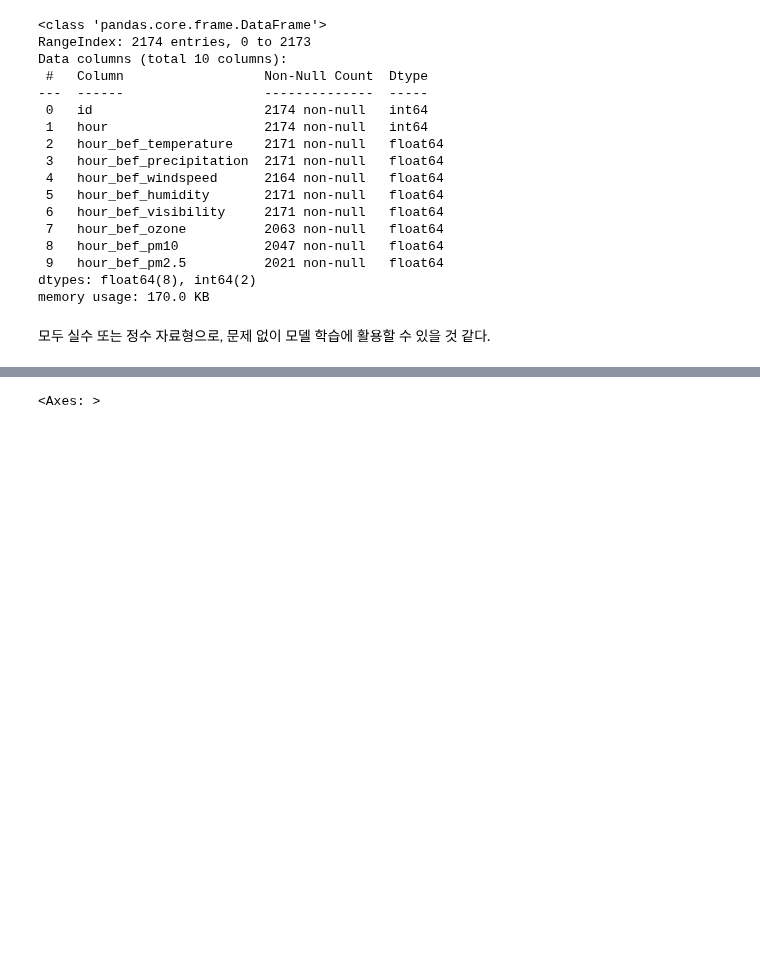
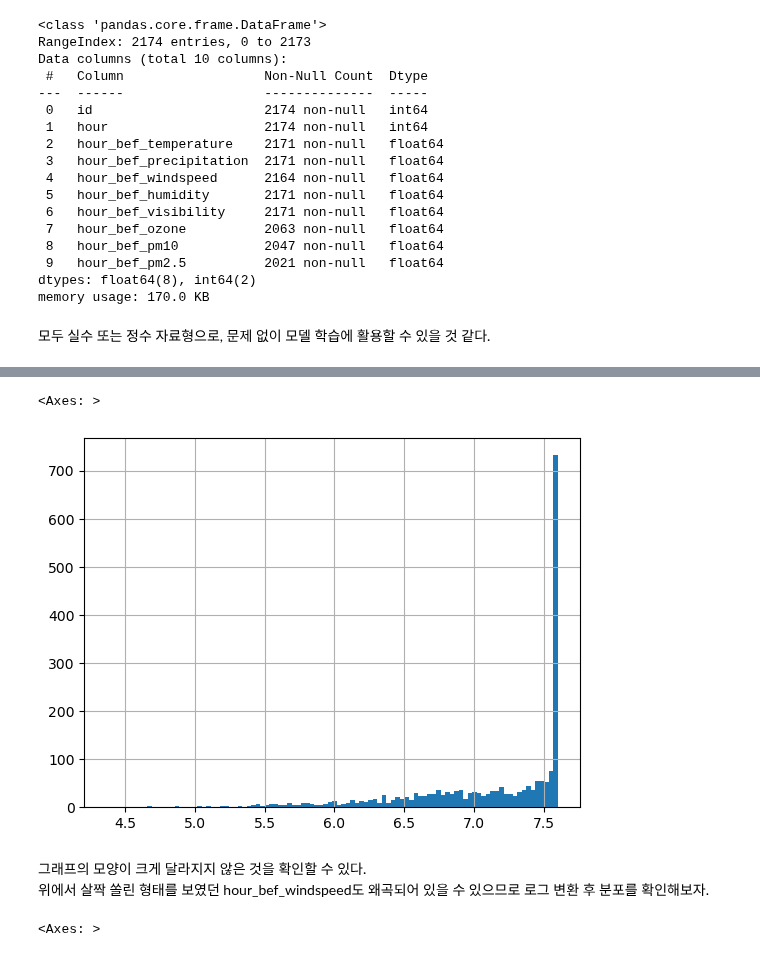
Before and after one commit to pingpeng1017/aiffel_project, a Jupyter notebook: [Datathon]bike_prediction.ipynb, the cells around one changed output, grey strips where cells are left out. Drawn from its saved outputs; the diff is of its cells as text; code cells hidden in the pictures; blank space fills up the shorter version.

```diff
--- a/[Datathon]bike_prediction.ipynb
+++ b/[Datathon]bike_prediction.ipynb
@@ -202 +218,11 @@ memory usage: 170.0 KB
+# %%
+# 로그 변환
+data['hour_bef_visibility'] = np.log1p(data['hour_bef_visibility'])
+data['hour_bef_visibility'].hist(bins=100)
+# %% [output]
+<Axes: >
+[figure, added]
+# %% [markdown]
+그래프의 모양이 크게 달라지지 않은 것을 확인할 수 있다.
+<br>위에서 살짝 쏠린 형태를 보였던 hour_bef_windspeed도 왜곡되어 있을 수 있으므로 로그 변환 후 분포를 확인해보자.
 # %%
```
Also changed, not shown: parts of 31 cells of this notebook.
